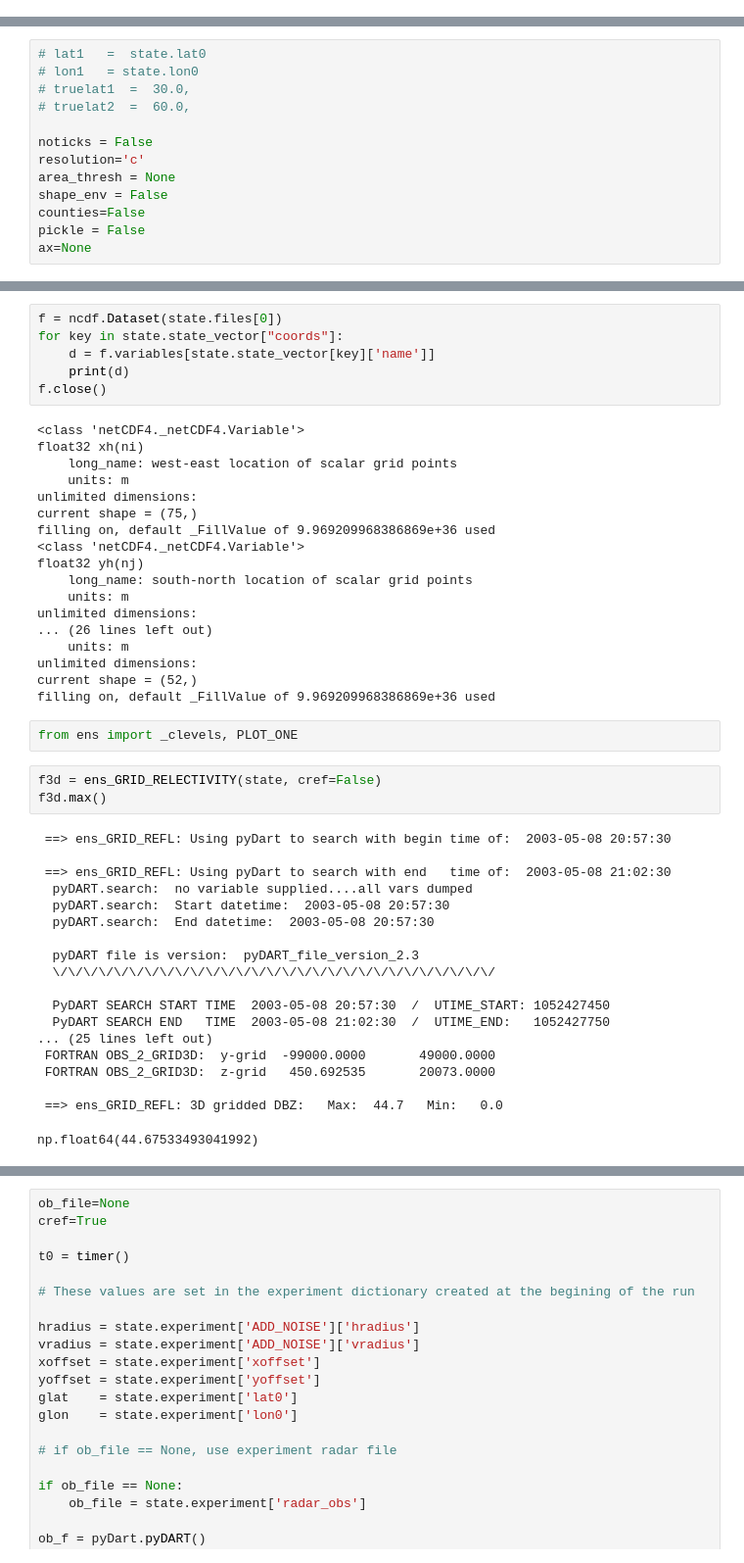
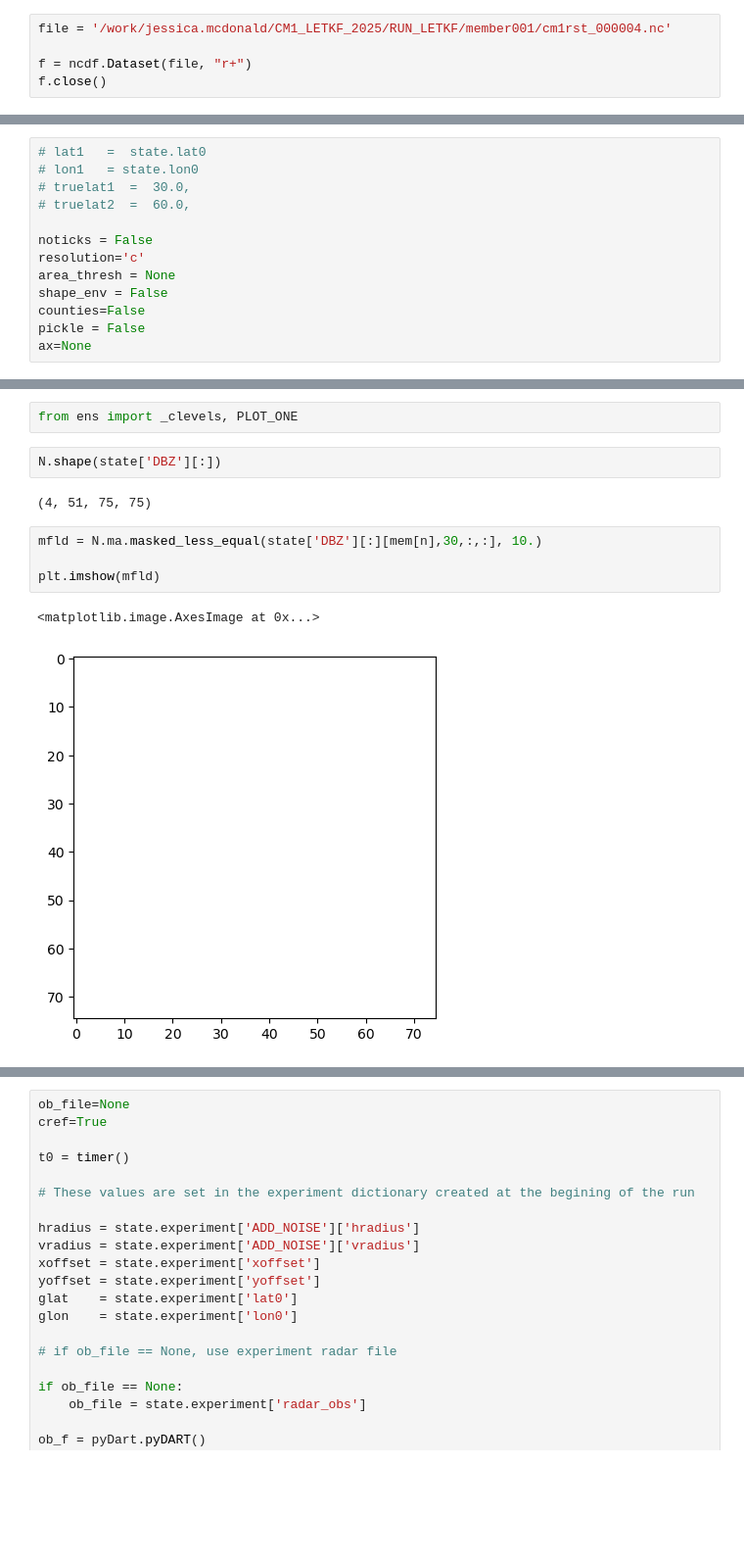
Before and after one commit to jessmcd/CM1_LETKF_2025, a Jupyter notebook: LETKF_testing.ipynb, the cells around one changed output, grey strips where cells are left out. Shown at 98% size. Saved outputs shown, nothing was run; the diff lists cells and outputs as text; blank space fills up the shorter version.

```diff
--- a/LETKF_testing.ipynb
+++ b/LETKF_testing.ipynb
@@ -295,3 +115,8 @@ def ens_GRID_RELECTIVITY(ens, ob_file=None, plot=False, cref=True):
+# %%
+file = '/work/jessica.mcdonald/CM1_LETKF_2025/RUN_LETKF/member001/cm1rst_000004.nc'
+
+f = ncdf.Dataset(file, "r+")
+f.close()
 # %%
 # VALUS FROM PYDART
 map_projection     = 'latlon'  # valid projects are lambert conformal ['lcc'], and latlon ['latlon']
@@ -508,51 +212,16 @@ array([   77.692535,   235.8668  ,   399.7196  ,   569.4548  ,
-# %%
-f = ncdf.Dataset(state.files[0])
-for key in state.state_vector["coords"]:
-    d = f.variables[state.state_vector[key]['name']]
-    print(d)
-f.close()
-# %% [output]
-<class 'netCDF4._netCDF4.Variable'>
-float32 xh(ni)
-    long_name: west-east location of scalar grid points
-    units: m
-unlimited dimensions:
-current shape = (75,)
-filling on, default _FillValue of 9.969209968386869e+36 used
-<class 'netCDF4._netCDF4.Variable'>
-float32 yh(nj)
-    long_name: south-north location of scalar grid points
-    units: m
-unlimited dimensions:
-... (26 lines left out)
-    units: m
-unlimited dimensions:
-current shape = (52,)
-filling on, default _FillValue of 9.969209968386869e+36 used
 # %%
 from ens import _clevels, PLOT_ONE
-# %%
-f3d = ens_GRID_RELECTIVITY(state, cref=False)
-f3d.max()
-# %% [output]
- ==> ens_GRID_REFL: Using pyDart to search with begin time of:  2003-05-08 20:57:30
-
- ==> ens_GRID_REFL: Using pyDart to search with end   time of:  2003-05-08 21:02:30
-  pyDART.search:  no variable supplied....all vars dumped
-  pyDART.search:  Start datetime:  2003-05-08 20:57:30
-  pyDART.search:  End datetime:  2003-05-08 20:57:30
-
-  pyDART file is version:  pyDART_file_version_2.3
-  \/\/\/\/\/\/\/\/\/\/\/\/\/\/\/\/\/\/\/\/\/\/\/\/\/\/\/\/\/
-
-  PyDART SEARCH START TIME  2003-05-08 20:57:30  /  UTIME_START: 1052427450
-  PyDART SEARCH END   TIME  2003-05-08 21:02:30  /  UTIME_END:   1052427750
-... (25 lines left out)
- FORTRAN OBS_2_GRID3D:  y-grid  -99000.0000       49000.0000
- FORTRAN OBS_2_GRID3D:  z-grid   450.692535       20073.0000
-
- ==> ens_GRID_REFL: 3D gridded DBZ:   Max:  44.7   Min:   0.0
-np.float64(44.67533493041992)
+# %%
+N.shape(state['DBZ'][:])
+# %% [output]
+(4, 51, 75, 75)
+# %%
+mfld = N.ma.masked_less_equal(state['DBZ'][:][mem[n],30,:,:], 10.)
+
+plt.imshow(mfld)
+# %% [output]
+<matplotlib.image.AxesImage at 0x...>
+[figure, added]
 # %%
 obs=True
 cparams=None
```
Also changed, not shown: parts of 62 cells of this notebook, 34 other files.
